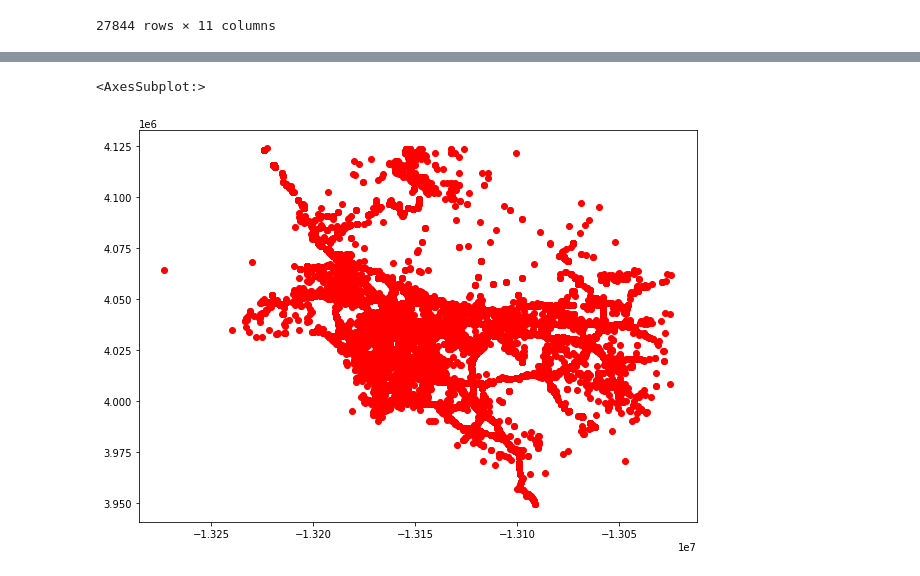
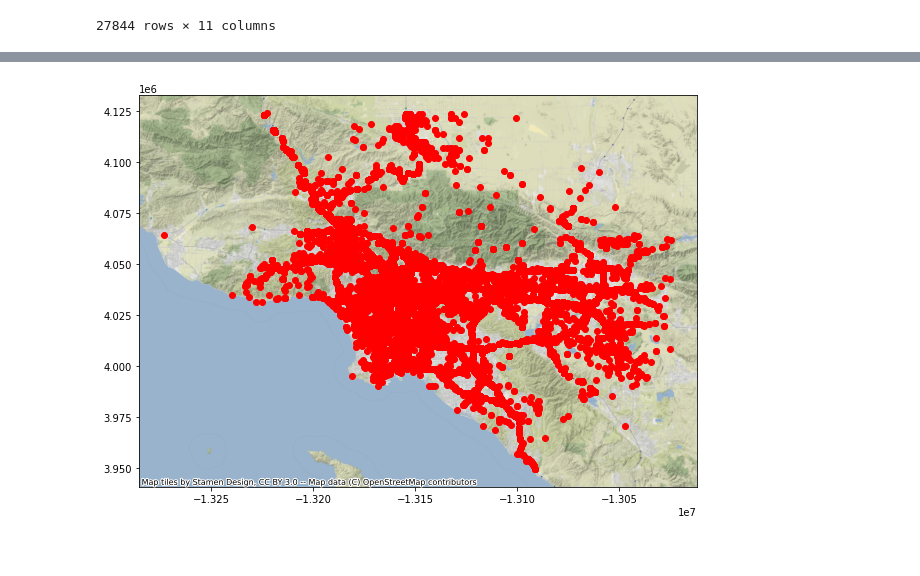
Before and after one commit to MathiasNT/CongestionPropagationPrediction, a Jupyter notebook: notebooks/real_world_data/data_analysis.ipynb, the cells around one changed output, grey strips where cells are left out. Drawn from its saved outputs; the diff is of its cells as text; code cells hidden in the pictures.

```diff
--- a/notebooks/real_world_data/data_analysis.ipynb
+++ b/notebooks/real_world_data/data_analysis.ipynb
@@ -152,8 +133,7 @@ gdf2
 # %%
 
 fig, ax = plt.subplots(1, figsize=(10,10))
 gdf2[:].plot(ax=ax, color='red')
-#cx.add_basemap(ax, zoom=12)
+cx.add_basemap(ax, zoom=12)
 # %% [output]
-<AxesSubplot:>
-[figure, old version]
+[figure, new version]
```
Also changed, not shown: parts of 36 cells of this notebook, 2 other files.
